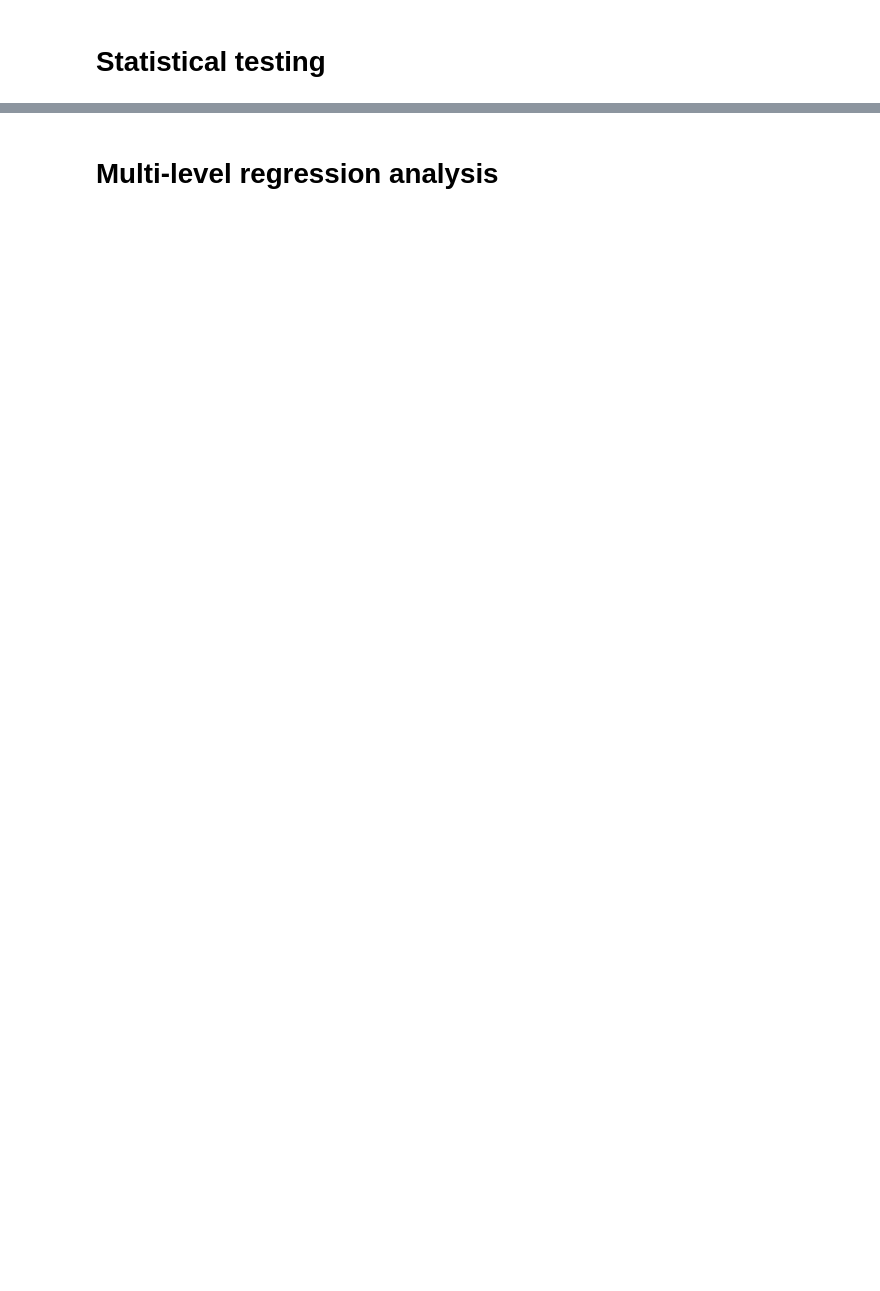
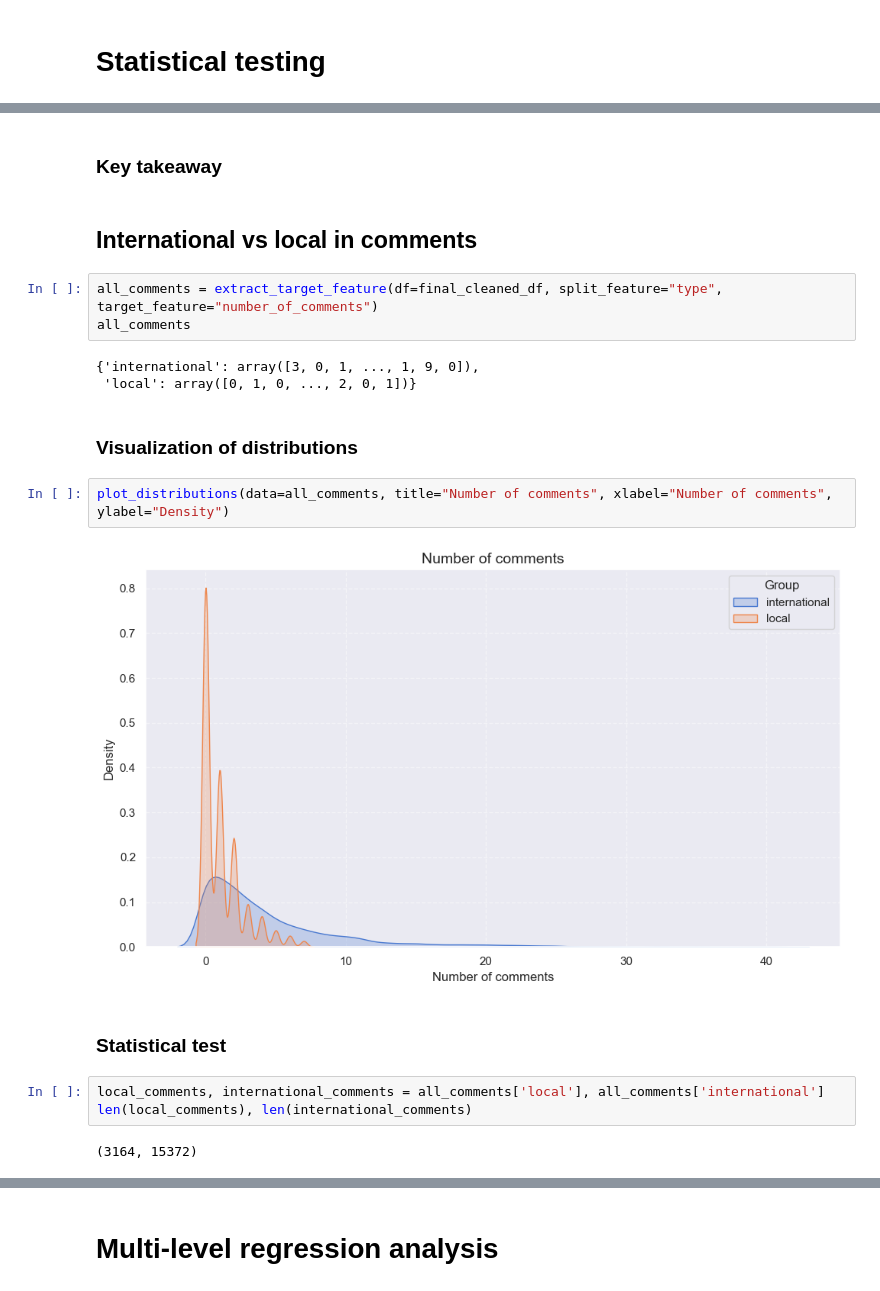
Before and after one commit to semwett0301/dms-hypothesis-testing, a Jupyter notebook: final_analysis.ipynb, the cells around one changed output, grey strips where cells are left out. Drawn from its saved outputs; the diff is of its cells as text; blank space fills up the shorter version.

```diff
--- a/final_analysis.ipynb
+++ b/final_analysis.ipynb
@@ -1033,0 +1465,23 @@ final_new_df
+# %% [markdown]
+### Key takeaway
+# %% [markdown]
+## International vs local in comments
+# %%
+all_comments = extract_target_feature(df=final_cleaned_df, split_feature="type", target_feature="number_of_comments")
+all_comments
+# %% [output]
+{'international': array([3, 0, 1, ..., 1, 9, 0]),
+ 'local': array([0, 1, 0, ..., 2, 0, 1])}
+# %% [markdown]
+### Visualization of distributions
+# %%
+plot_distributions(data=all_comments, title="Number of comments", xlabel="Number of comments", ylabel="Density")
+# %% [output]
+[figure, added]
+# %% [markdown]
+### Statistical test
+# %%
+local_comments, international_comments = all_comments['local'], all_comments['international']
+len(local_comments), len(international_comments)
+# %% [output]
+(3164, 15372)
```
Also changed, not shown: parts of 160 cells of this notebook, 5 other files.
